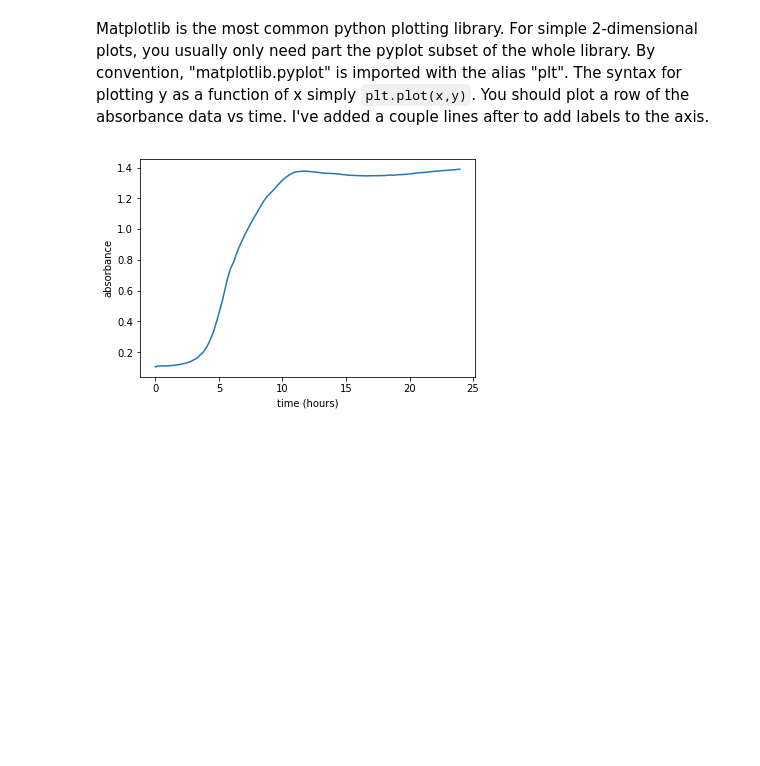
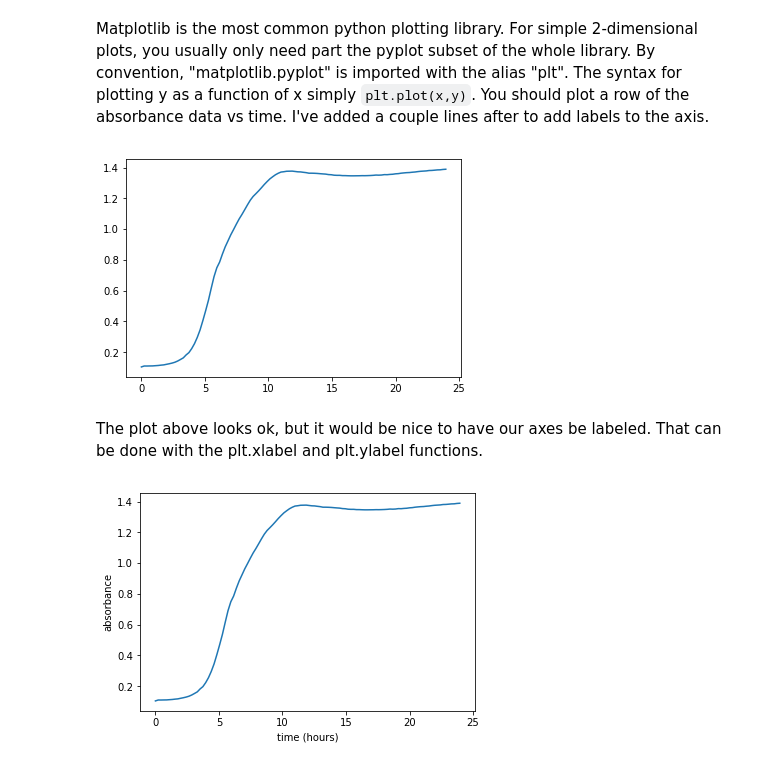
Before and after one commit to nicholas-sherer/Python-Workshop-Materials, a Jupyter notebook: Learning Programming by Analyzing E. Coli Growth.ipynb, the cells around one changed output. Cells and saved outputs as stored; diff of their text form; code cells hidden in the pictures; blank space fills up the shorter version.

```diff
--- a/Learning Programming by Analyzing E. Coli Growth.ipynb
+++ b/Learning Programming by Analyzing E. Coli Growth.ipynb
@@ -206,6 +206,12 @@ import matplotlib.pyplot as plt
 %matplotlib inline
 # %% [markdown]
 Matplotlib is the most common python plotting library. For simple 2-dimensional plots, you usually only need part the pyplot subset of the whole library. By convention, "matplotlib.pyplot" is imported with the alias "plt". The syntax for plotting y as a function of x simply <code>plt.plot(x,y)</code>. You should plot a row of the absorbance data vs time. I've added a couple lines after to add labels to the axis.
+# %%
+plt.plot(time,example_growth_curve); #semicolons suppress some text output that we don't want, feel free to remove to see text
+# %% [output]
+[figure, added]
+# %% [markdown]
+The plot above looks ok, but it would be nice to have our axes be labeled. That can be done with the plt.xlabel and plt.ylabel functions.
 # %%
 plt.plot(time,example_growth_curve); #semicolons suppress some text output that we don't want, feel free to remove to see text
 plt.xlabel('time (hours)');
```
Also changed, not shown: parts of 11 cells of this notebook.
